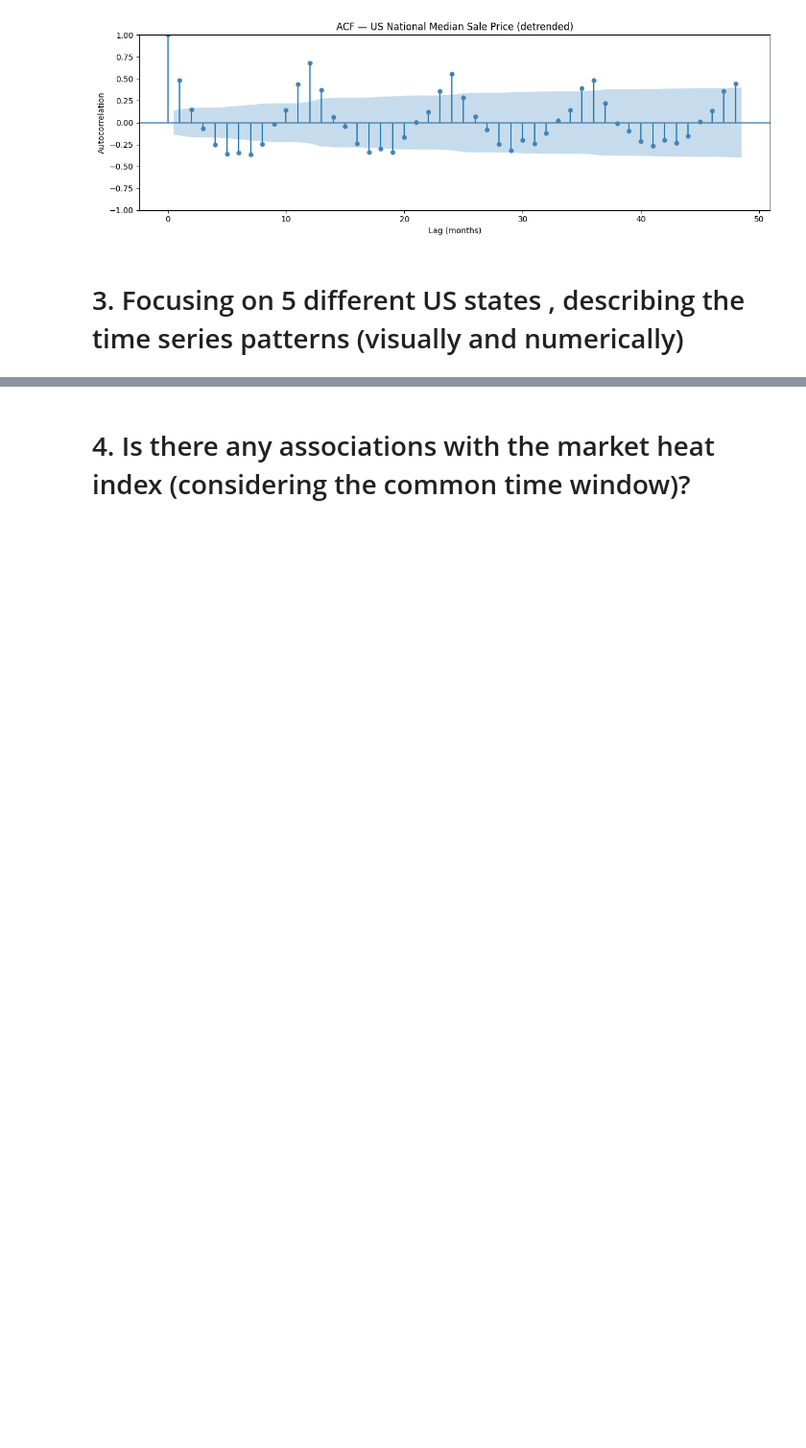
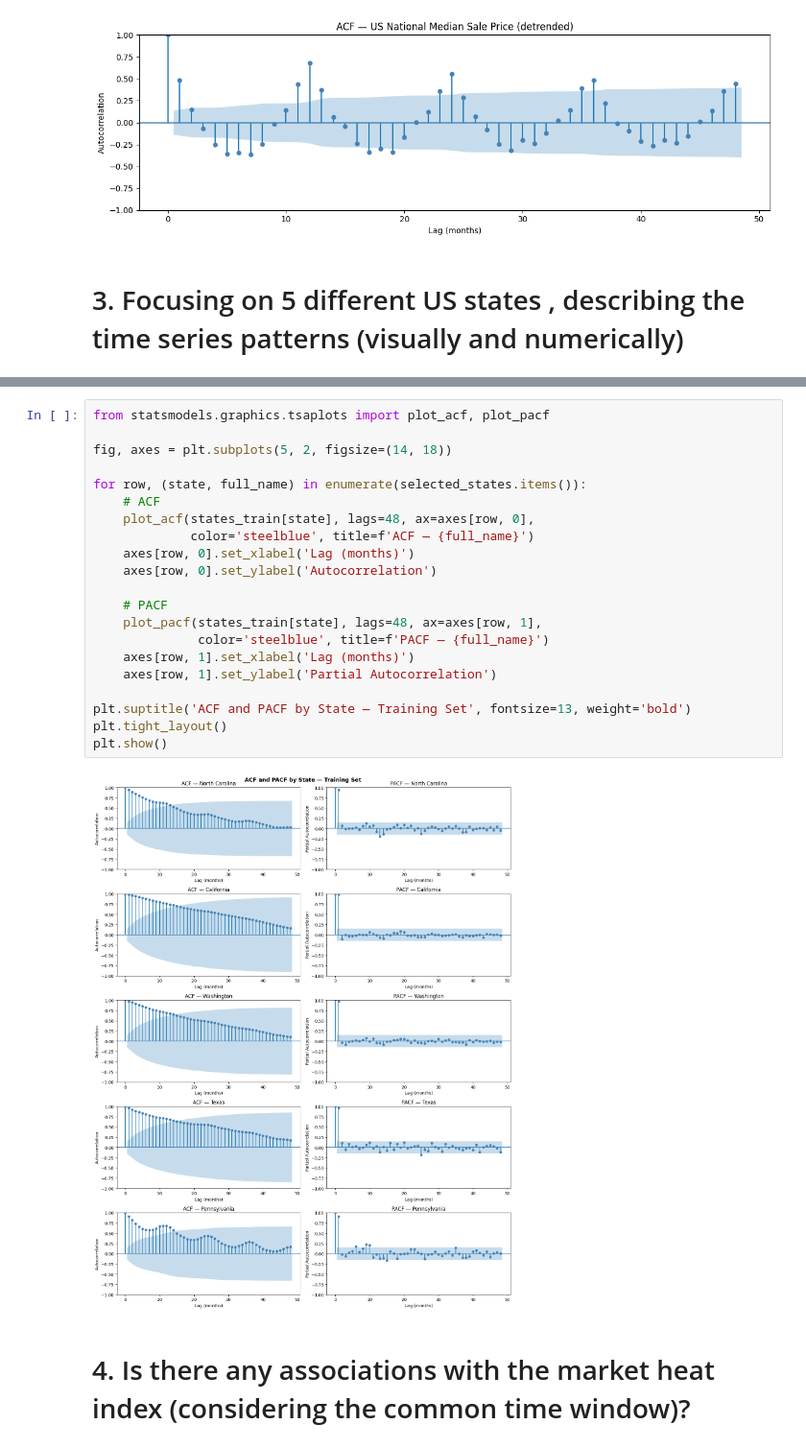
Before and after one commit to Onath/PropertyPriceForecasting, a Jupyter notebook: property_price_forecasting.ipynb, the cells around one changed output, grey strips where cells are left out. Shown at 96% size. Saved outputs shown, nothing was run; the diff lists cells and outputs as text; blank space fills up the shorter version.

```diff
--- a/property_price_forecasting.ipynb
+++ b/property_price_forecasting.ipynb
@@ -929,3 +1181,26 @@ plt.show()
+# %%
+from statsmodels.graphics.tsaplots import plot_acf, plot_pacf
+
+fig, axes = plt.subplots(5, 2, figsize=(14, 18))
+
+for row, (state, full_name) in enumerate(selected_states.items()):
+    # ACF
+    plot_acf(states_train[state], lags=48, ax=axes[row, 0],
+             color='steelblue', title=f'ACF — {full_name}')
+    axes[row, 0].set_xlabel('Lag (months)')
+    axes[row, 0].set_ylabel('Autocorrelation')
+
+    # PACF
+    plot_pacf(states_train[state], lags=48, ax=axes[row, 1],
+              color='steelblue', title=f'PACF — {full_name}')
+    axes[row, 1].set_xlabel('Lag (months)')
+    axes[row, 1].set_ylabel('Partial Autocorrelation')
+
+plt.suptitle('ACF and PACF by State — Training Set', fontsize=13, weight='bold')
+plt.tight_layout()
+plt.show()
+# %% [output]
+[figure, added]
 # %% [markdown]
 # 4. Is there any associations with the market heat index (considering the common time window)?
 # %% [markdown]
```
Also changed, not shown: parts of 22 cells of this notebook.
